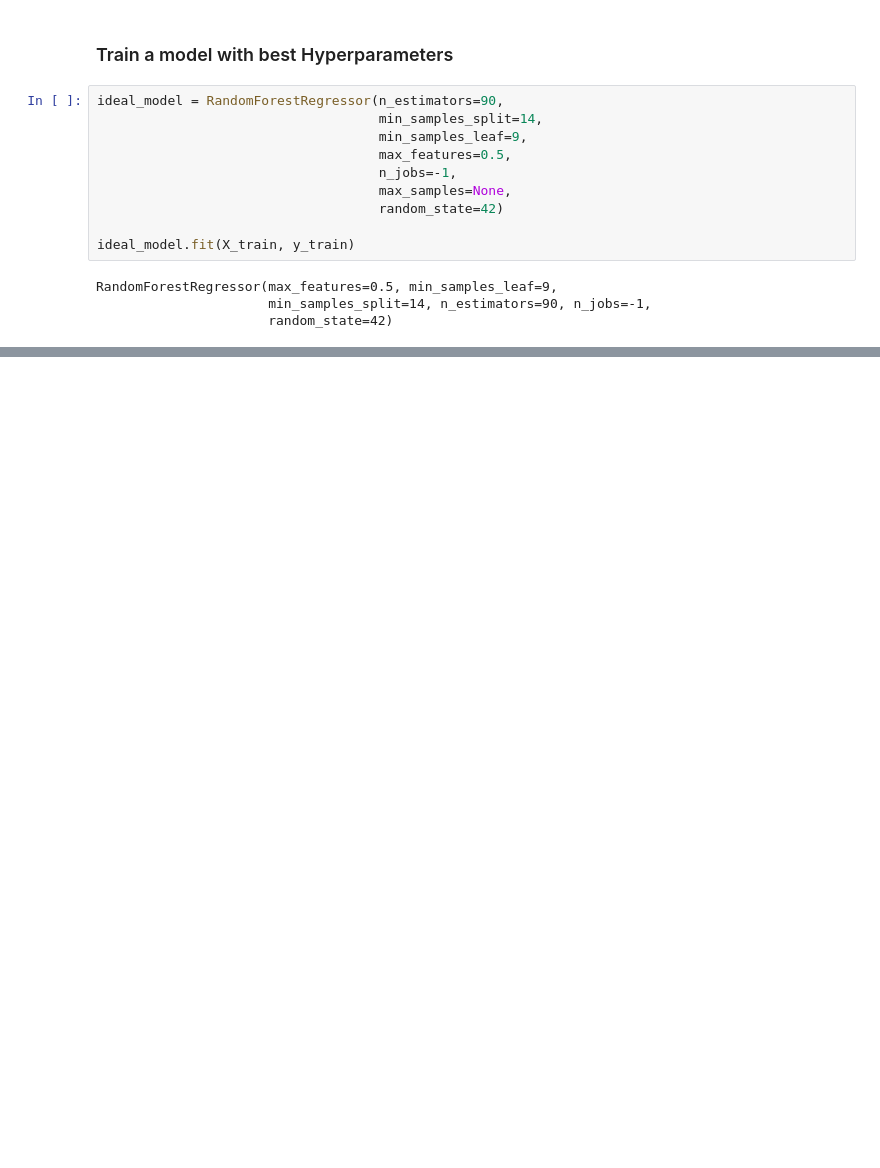
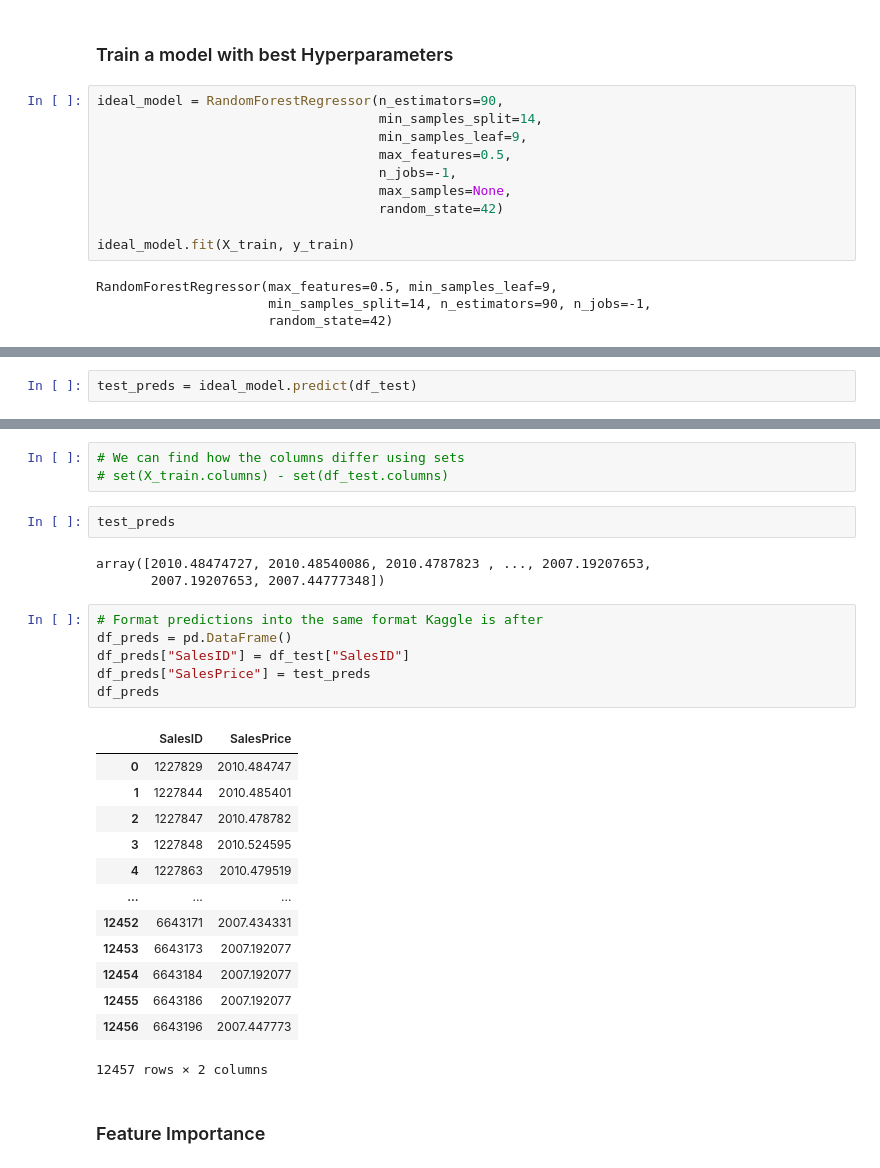
Before and after one commit to shubh-mishra/Bulldozer-price-prediction, a Jupyter notebook: bulldozer_price_prediction.ipynb, the cells around one changed output, grey strips where cells are left out. Drawn from its saved outputs; the diff is of its cells as text; blank space fills up the shorter version.

```diff
--- a/bulldozer_price_prediction.ipynb
+++ b/bulldozer_price_prediction.ipynb
@@ -766,0 +826,2 @@ show_scores(ideal_model)
+# %%
+test_preds = ideal_model.predict(df_test)
@@ -766,0 +837,30 @@ show_scores(ideal_model)
+# %%
+# We can find how the columns differ using sets
+# set(X_train.columns) - set(df_test.columns)
+# %%
+test_preds
+# %% [output]
+array([2010.48474727, 2010.48540086, 2010.4787823 , ..., 2007.19207653,
+       2007.19207653, 2007.44777348])
+# %%
+# Format predictions into the same format Kaggle is after
+df_preds = pd.DataFrame()
+df_preds["SalesID"] = df_test["SalesID"]
+df_preds["SalesPrice"] = test_preds
+df_preds
+# %% [output]
+|  | SalesID | SalesPrice |
+| 0 | 1227829 | 2010.484747 |
+| 1 | 1227844 | 2010.485401 |
+| 2 | 1227847 | 2010.478782 |
+| 3 | 1227848 | 2010.524595 |
+| 4 | 1227863 | 2010.479519 |
+| ... | ... | ... |
+| 12452 | 6643171 | 2007.434331 |
+| 12453 | 6643173 | 2007.192077 |
+| 12454 | 6643184 | 2007.192077 |
+| 12455 | 6643186 | 2007.192077 |
+| 12456 | 6643196 | 2007.447773 |
+12457 rows × 2 columns
+# %% [markdown]
+### Feature Importance
```
Also changed, not shown: parts of 38 cells of this notebook.
